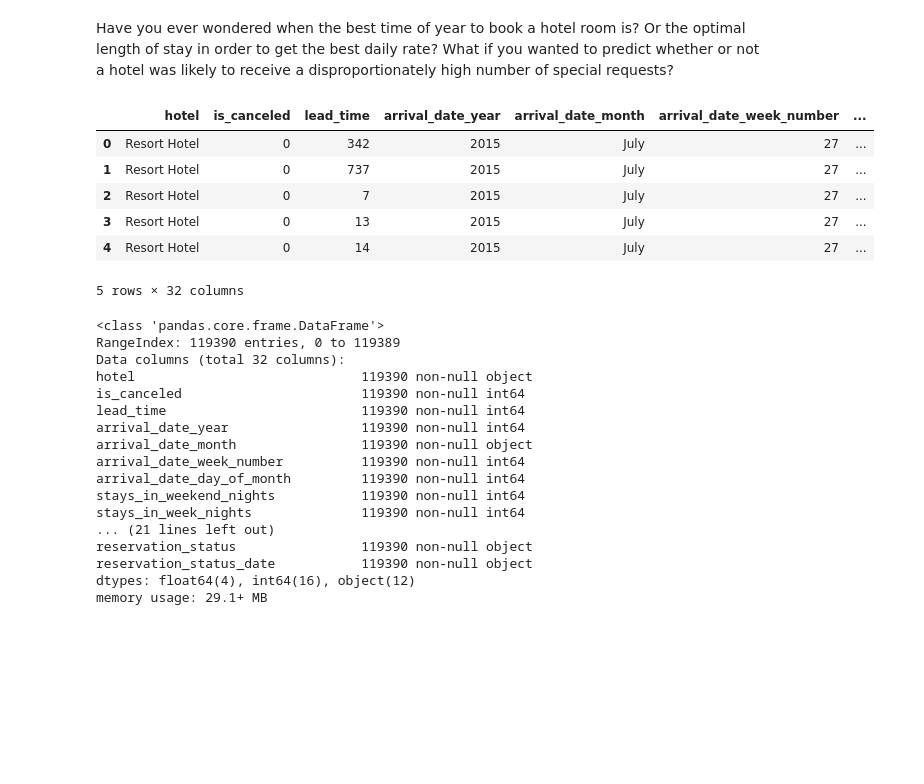
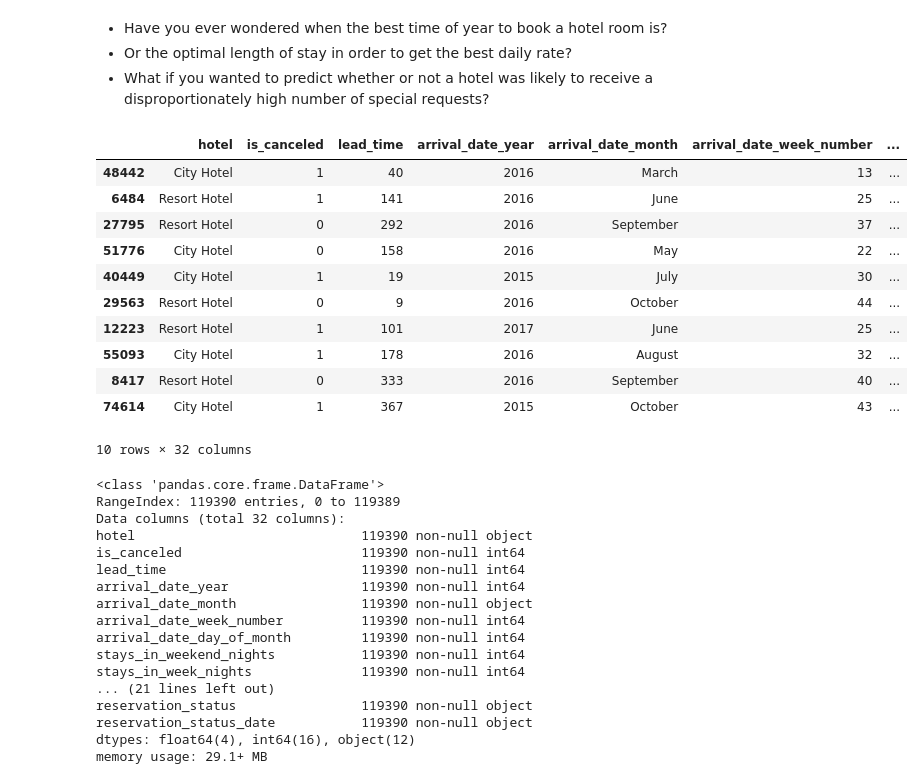
Before and after one commit to JusiaJusia/Machine_Learning, a Jupyter notebook: Dataset preparation .ipynb, the cells around one changed output. Drawn from its saved outputs; the diff is of its cells as text; code cells hidden in the pictures; blank space fills up the shorter version.

```diff
--- a/Dataset preparation .ipynb
+++ b/Dataset preparation .ipynb
@@ -6,7 +6,7 @@ Data was downloaded from: https://www.sciencedirect.com/science/article/pii/S235
 # %% [markdown]
-Have you ever wondered when the best time of year to book a hotel room is?
-Or the optimal length of stay in order to get the best daily rate?
-What if you wanted to predict whether or not a hotel was likely to receive a disproportionately high number of special requests?
+- Have you ever wondered when the best time of year to book a hotel room is?
+- Or the optimal length of stay in order to get the best daily rate?
+- What if you wanted to predict whether or not a hotel was likely to receive a disproportionately high number of special requests?
 # %%
 #path
 # %%
@@ -20,16 +20,21 @@ import seaborn as sns
 # Importing the dataset
 
 dataset = pd.read_csv("hotel_bookings.csv")
-# %%
-dataset.head()
-# %% [output]
-|  | hotel | is_canceled | lead_time | arrival_date_year | arrival_date_month | arrival_date_week_number | ... |
-| 0 | Resort Hotel | 0 | 342 | 2015 | July | 27 | ... |
-| 1 | Resort Hotel | 0 | 737 | 2015 | July | 27 | ... |
-| 2 | Resort Hotel | 0 | 7 | 2015 | July | 27 | ... |
-| 3 | Resort Hotel | 0 | 13 | 2015 | July | 27 | ... |
-| 4 | Resort Hotel | 0 | 14 | 2015 | July | 27 | ... |
-5 rows × 32 columns
+# %%
+dataset.sample(10)
+# %% [output]
+|  | hotel | is_canceled | lead_time | arrival_date_year | arrival_date_month | arrival_date_week_number | ... |
+| 48442 | City Hotel | 1 | 40 | 2016 | March | 13 | ... |
+| 6484 | Resort Hotel | 1 | 141 | 2016 | June | 25 | ... |
+| 27795 | Resort Hotel | 0 | 292 | 2016 | September | 37 | ... |
+| 51776 | City Hotel | 0 | 158 | 2016 | May | 22 | ... |
+| 40449 | City Hotel | 1 | 19 | 2015 | July | 30 | ... |
+| 29563 | Resort Hotel | 0 | 9 | 2016 | October | 44 | ... |
+| 12223 | Resort Hotel | 1 | 101 | 2017 | June | 25 | ... |
+| 55093 | City Hotel | 1 | 178 | 2016 | August | 32 | ... |
+| 8417 | Resort Hotel | 0 | 333 | 2016 | September | 40 | ... |
+| 74614 | City Hotel | 1 | 367 | 2015 | October | 43 | ... |
+10 rows × 32 columns
 # %%
 dataset.info()
 # %% [output]
```
Also changed, not shown: parts of 3 cells of this notebook.
